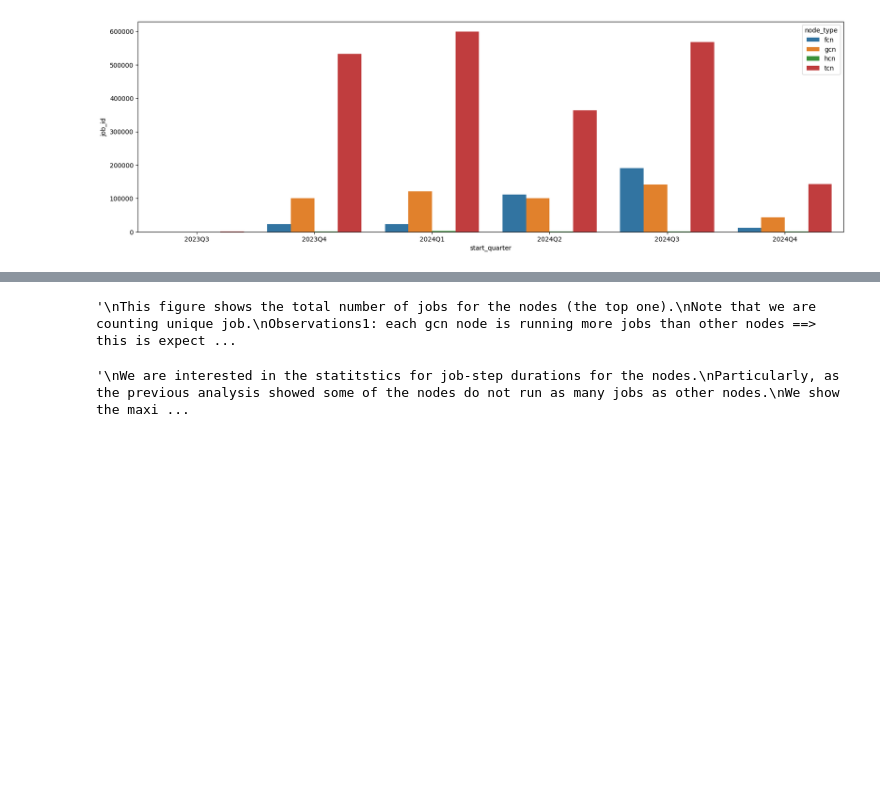
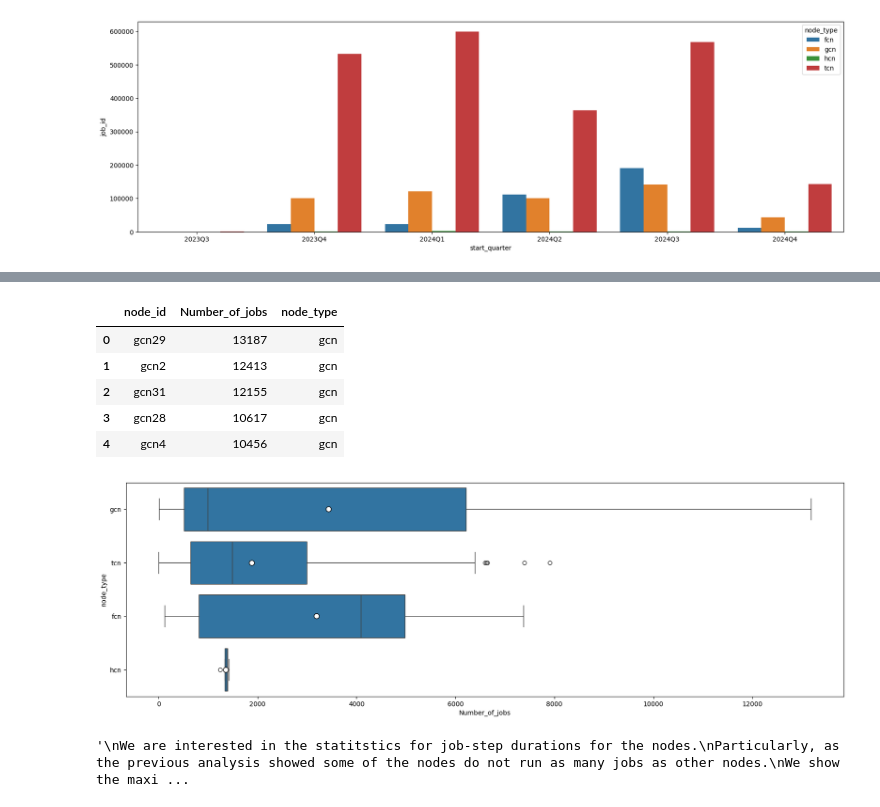
Before and after one commit to sara-nl/energy_efficiency_system_level, a Jupyter notebook: EDA_slurm_data.ipynb, the cells around one changed output, grey strips where cells are left out. Drawn from its saved outputs; the diff is of its cells as text; code cells hidden in the pictures; blank space fills up the shorter version.

```diff
--- a/EDA_slurm_data.ipynb
+++ b/EDA_slurm_data.ipynb
@@ -194,28 +202,34 @@ sns.barplot(df_fin[1:20], x='Number_of_nodes', y='Percent_of_jobs')
 # %%
 """
 This figure shows the total number of jobs for the nodes (the top one).
 Note that we are counting unique job.
 Observations1: each gcn node is running more jobs than other nodes ==> this is expected to be the case
 comapred to tcn nodes BUT not compared to fcn nodes.
 Obervation2: The data for tcn, gcn and fcn nodes are skewed, e.g, around 50 percent of gcn nodes
 do not run as many jobs as their peer groups.
 
     """
-# df_temp = (df.groupby(['node_id'])[['job_id']]
-#                       .nunique().
-#                       sort_values('job_id', ascending=False))
-# df_temp.reset_index(inplace=True)
-# df_temp.rename(columns={"job_id":"Number_of_jobs"}, inplace=True)
-# df_fin = pd.merge(df_temp, df[['node_id', 'node_type']].drop_duplicates(), on='node_id')
-# display(df_fin.head(n=5))
-# plt.figure(figsize=(20, 6))
-# sns.boxplot(df_fin, x='Number_of_jobs', y='node_type', showmeans=True,
-#             meanprops={'marker':'o','markerfacecolor':'white','markeredgecolor':'black','markersize':'8'})
+df_temp = (df.groupby(['node_id'])[['job_id']]
+                      .nunique().
+                      sort_values('job_id', ascending=False))
+df_temp.reset_index(inplace=True)
+df_temp.rename(columns={"job_id":"Number_of_jobs"}, inplace=True)
+df_fin = pd.merge(df_temp, df[['node_id', 'node_type']].drop_duplicates(), on='node_id')
+display(df_fin.head(n=5))
+plt.figure(figsize=(20, 6))
+sns.boxplot(df_fin, x='Number_of_jobs', y='node_type', showmeans=True,
+            meanprops={'marker':'o','markerfacecolor':'white','markeredgecolor':'black','markersize':'8'})
 
-# # the last 100 nodes in terms of number of jobs!
-# df_nodes_min_jobs = df_fin.tail(n=25).copy()
+# the last 100 nodes in terms of number of jobs!
+df_nodes_min_jobs = df_fin.tail(n=25).copy()
 # %% [output]
-'\nThis figure shows the total number of jobs for the nodes (the top one).\nNote that we are counting unique job.\nObservations1: each gcn node is running more jobs than other nodes ==> this is expect ...
+|  | node_id | Number_of_jobs | node_type |
+| 0 | gcn29 | 13187 | gcn |
+| 1 | gcn2 | 12413 | gcn |
+| 2 | gcn31 | 12155 | gcn |
+| 3 | gcn28 | 10617 | gcn |
+| 4 | gcn4 | 10456 | gcn |
+[figure, added]
 # %%
 # can we see the 80 percent thing here?
 # like 80 percent of the jobs in each node_type are done by 20 percent of the nodes?
```
Also changed, not shown: parts of 7 cells of this notebook, 1 other file.
